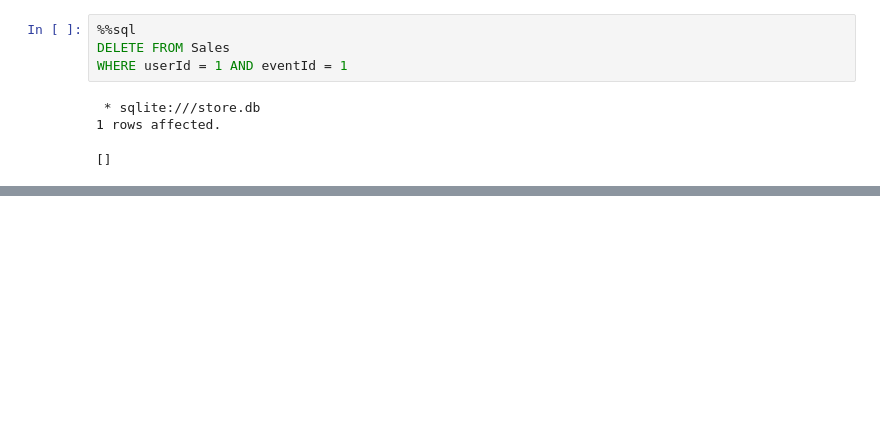
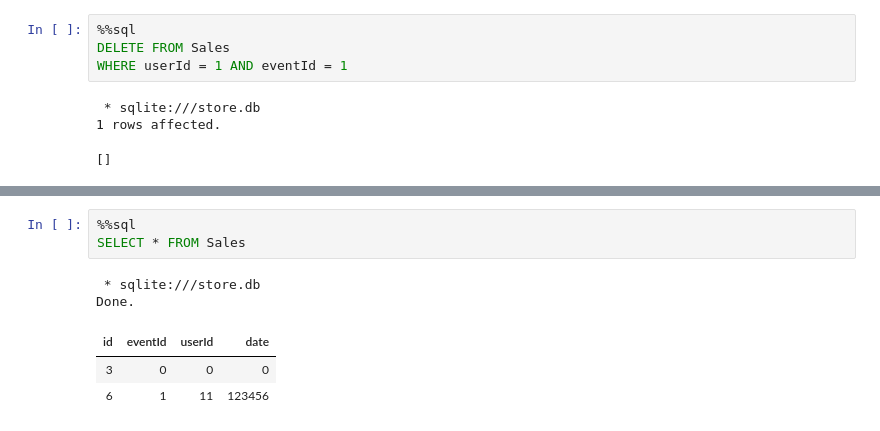
Before and after one commit to bersen3v/sgl-rights-go-backend, a Jupyter notebook: Untitled.ipynb, the cells around one changed output, grey strips where cells are left out. Cells and saved outputs as stored; diff of their text form; blank space fills up the shorter version.

```diff
--- a/Untitled.ipynb
+++ b/Untitled.ipynb
@@ -188,3 +188,12 @@ SELECT * FROM Events
 Done.
 | id | previewPhoto | nameRu | nameEn | nameKz | descriptionRu | descriptionEn | descriptionKz | manager | ... |
 | 1 | 1fc1d278-5c87-4b61-8384-9d3947089... | Название RU | Название EN | Название KZ | Название RU | Название RU | Название RU | Организатор | ... |
+# %%
+%%sql
+SELECT * FROM Sales
+# %% [output]
+ * sqlite:///store.db
+Done.
+| id | eventId | userId | date |
+| 3 | 0 | 0 | 0 |
+| 6 | 1 | 11 | 123456 |
```
Also changed, not shown: parts of 1 cell of this notebook, 26 other files.
